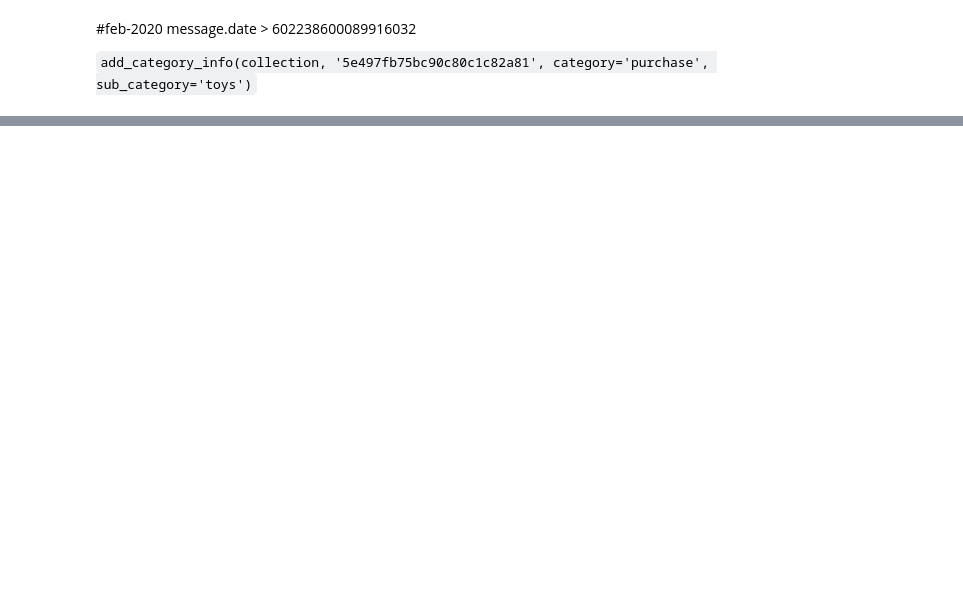
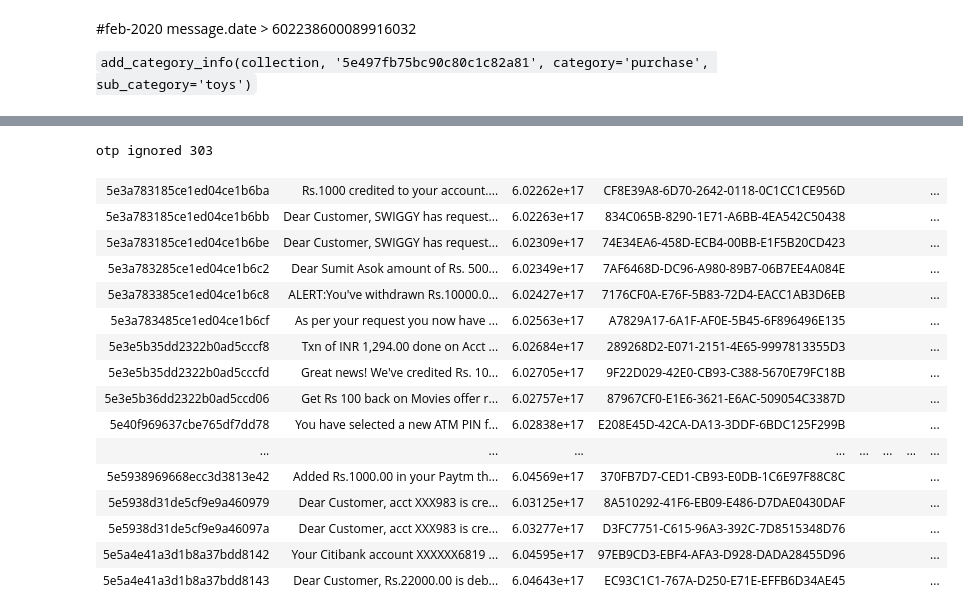
Before and after one commit to sumitasok/sms_expense_tracking, a Jupyter notebook: jupyter/work/monthly_report.ipynb, the cells around one changed output, grey strips where cells are left out. Cells and saved outputs as stored; diff of their text form; code cells hidden in the pictures; blank space fills up the shorter version.

```diff
--- a/jupyter/work/monthly_report.ipynb
+++ b/jupyter/work/monthly_report.ipynb
@@ -70,0 +141,35 @@ display(HTML(tabulate.tabulate(monthly_transactions, tablefmt='html')))
+# %%
+gt = 0 #602238600089916032
+lte = 604643260481582080
+result = ignore_otp(collection, gt=gt, lte=lte)
+# %% [output]
+otp ignored 303
+# %%
+def extract_documents(i):
+    keys = ['expense_amount', 'payment_mode', 'merchant', 'datetime', 'category', 'sub_category']
+    return [str(i[1]['_id'])] + list(i[1]['message'].values()) + [i[1].get('transaction', {}).get(key, None) for key in keys]
+
+monthly = list(enumerate(collection.find({
+                 "message.date": {'$gt': 602238600089916032, '$lte': 604643260481582080},
+                 'status.ignore': None, "status.analysis_done": None,
+                  })))
+
+monthly_messages = list(map(extract_documents, monthly))
+display(HTML(tabulate.tabulate(monthly_messages, tablefmt='html')))
+# %% [output]
+| 5e3a783185ce1ed04ce1b6ba | Rs.1000 credited to your account.... | 6.02262e+17 | CF8E39A8-6D70-2642-0118-0C1CC1CE956D |  |  |  | ... |
+| 5e3a783185ce1ed04ce1b6bb | Dear Customer, SWIGGY has request... | 6.02263e+17 | 834C065B-8290-1E71-A6BB-4EA542C50438 |  |  |  | ... |
+| 5e3a783185ce1ed04ce1b6be | Dear Customer, SWIGGY has request... | 6.02309e+17 | 74E34EA6-458D-ECB4-00BB-E1F5B20CD423 |  |  |  | ... |
+| 5e3a783285ce1ed04ce1b6c2 | Dear Sumit Asok amount of Rs. 500... | 6.02349e+17 | 7AF6468D-DC96-A980-89B7-06B7EE4A084E |  |  |  | ... |
+| 5e3a783385ce1ed04ce1b6c8 | ALERT:You've withdrawn Rs.10000.0... | 6.02427e+17 | 7176CF0A-E76F-5B83-72D4-EACC1AB3D6EB |  |  |  | ... |
+| 5e3a783485ce1ed04ce1b6cf | As per your request you now have ... | 6.02563e+17 | A7829A17-6A1F-AF0E-5B45-6F896496E135 |  |  |  | ... |
+| 5e3e5b35dd2322b0ad5cccf8 | Txn of INR 1,294.00 done on Acct ... | 6.02684e+17 | 289268D2-E071-2151-4E65-9997813355D3 |  |  |  | ... |
+| 5e3e5b35dd2322b0ad5cccfd | Great news! We've credited Rs. 10... | 6.02705e+17 | 9F22D029-42E0-CB93-C388-5670E79FC18B |  |  |  | ... |
+| 5e3e5b36dd2322b0ad5ccd06 | Get Rs 100 back on Movies offer r... | 6.02757e+17 | 87967CF0-E1E6-3621-E6AC-509054C3387D |  |  |  | ... |
+| 5e40f969637cbe765df7dd78 | You have selected a new ATM PIN f... | 6.02838e+17 | E208E45D-42CA-DA13-3DDF-6BDC125F299B |  |  |  | ... |
+| ... | ... | ... | ... | ... | ... | ... | ... |
+| 5e5938969668ecc3d3813e42 | Added Rs.1000.00 in your Paytm th... | 6.04569e+17 | 370FB7D7-CED1-CB93-E0DB-1C6E97F88C8C |  |  |  | ... |
+| 5e5938d31de5cf9e9a460979 | Dear Customer, acct XXX983 is cre... | 6.03125e+17 | 8A510292-41F6-EB09-E486-D7DAE0430DAF |  |  |  | ... |
+| 5e5938d31de5cf9e9a46097a | Dear Customer, acct XXX983 is cre... | 6.03277e+17 | D3FC7751-C615-96A3-392C-7D8515348D76 |  |  |  | ... |
+| 5e5a4e41a3d1b8a37bdd8142 | Your Citibank account XXXXXX6819 ... | 6.04595e+17 | 97EB9CD3-EBF4-AFA3-D928-DADA28455D96 |  |  |  | ... |
+| 5e5a4e41a3d1b8a37bdd8143 | Dear Customer, Rs.22000.00 is deb... | 6.04643e+17 | EC93C1C1-767A-D250-E71E-EFFB6D34AE45 |  |  |  | ... |
```
Also changed, not shown: parts of 7 cells of this notebook, 6 other files.
